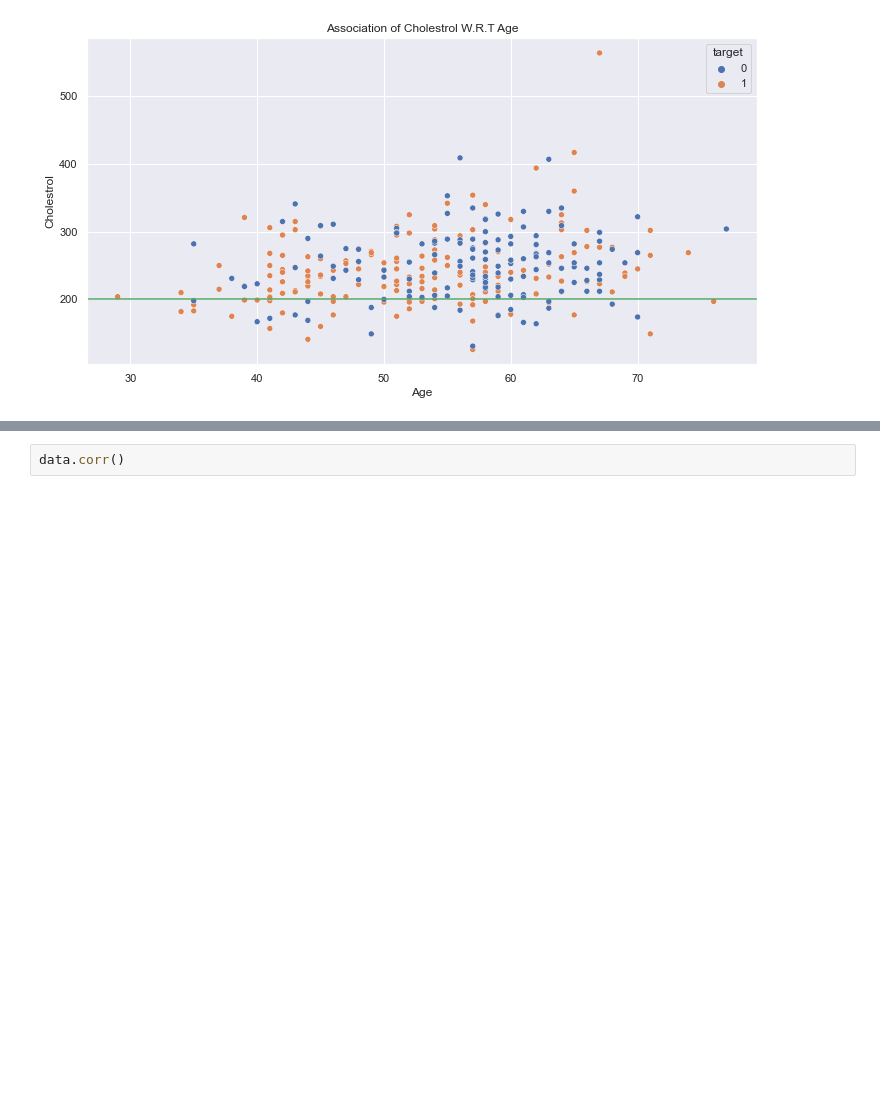
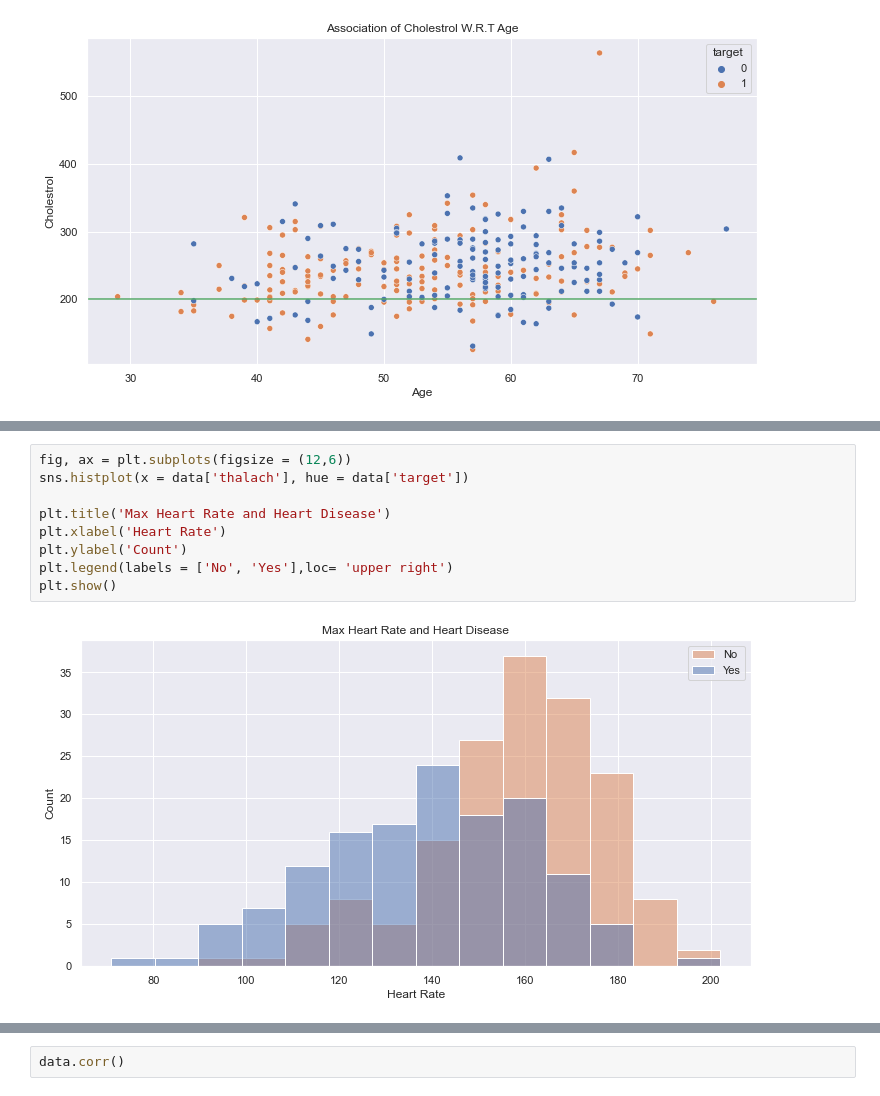
Before and after one commit to sujeet301084/ml-heart-disease-predict, a Jupyter notebook: heart-disease-ml.ipynb, the cells around one changed output, grey strips where cells are left out. Saved outputs shown, nothing was run; the diff lists cells and outputs as text; blank space fills up the shorter version.

```diff
--- a/heart-disease-ml.ipynb
+++ b/heart-disease-ml.ipynb
@@ -638,0 +665,11 @@ plt.show()
+# %%
+fig, ax = plt.subplots(figsize = (12,6))
+sns.histplot(x = data['thalach'], hue = data['target'])
+
+plt.title('Max Heart Rate and Heart Disease')
+plt.xlabel('Heart Rate')
+plt.ylabel('Count')
+plt.legend(labels = ['No', 'Yes'],loc= 'upper right')
+plt.show()
+# %% [output]
+[figure, added]
```
Also changed, not shown: parts of 31 cells of this notebook.
